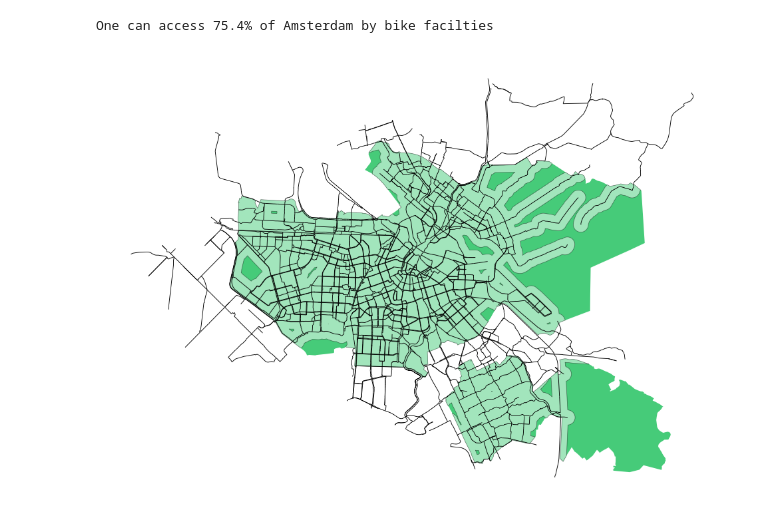
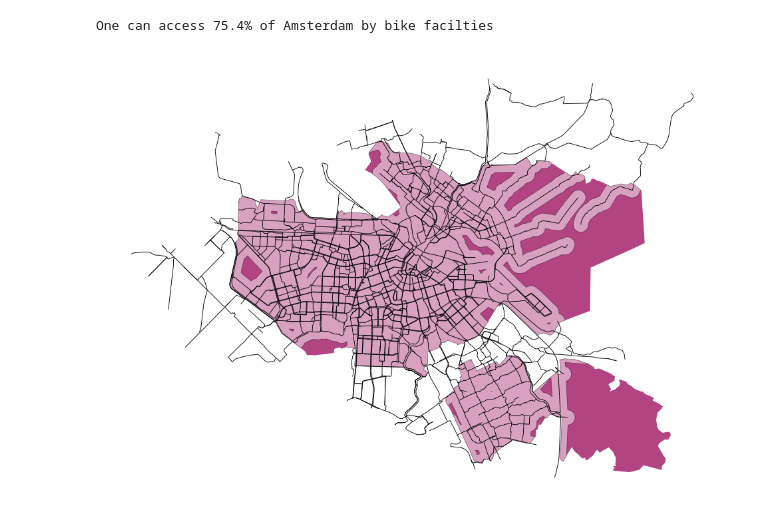
Before and after one commit to kmccravy/Bike-Project, a Jupyter notebook: AreaAnalysis.ipynb, the cells around one changed output. Cells and saved outputs as stored; diff of their text form; code cells hidden in the pictures.

```diff
--- a/AreaAnalysis.ipynb
+++ b/AreaAnalysis.ipynb
@@ -140,12 +113,12 @@ One can access 75.4% of Amsterdam by bike facilties
 # %%
 fig, ax = plt.subplots(figsize=(12,9))
 
 ax.set_axis_off()
-amCity.plot(ax=ax, color='#46CB79')
+amCity.plot(ax=ax, color='#B14481')
 aClip.plot(ax=ax, alpha=0.5, color='white', edgecolor= 'black', linewidth=.5)
 amBike.plot(ax=ax, color='black', linewidth=.65)
 plt.savefig('./maps/AmsterdamBuffer.jpeg')
 plt.show()
 #need to add title and legend and update colors
 # %% [output]
-[figure, old version]
+[figure, new version]
```
Also changed, not shown: parts of 9 cells of this notebook, 26 other files.
